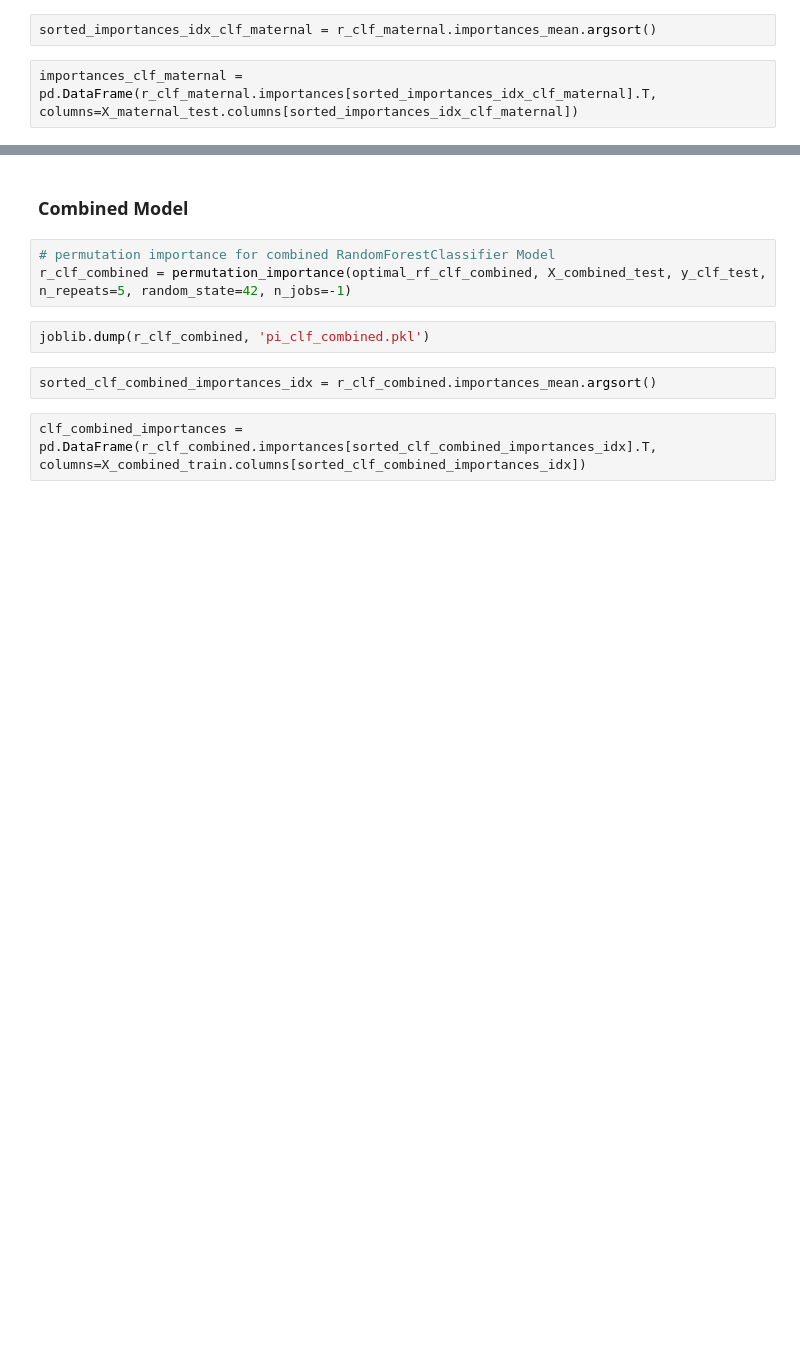
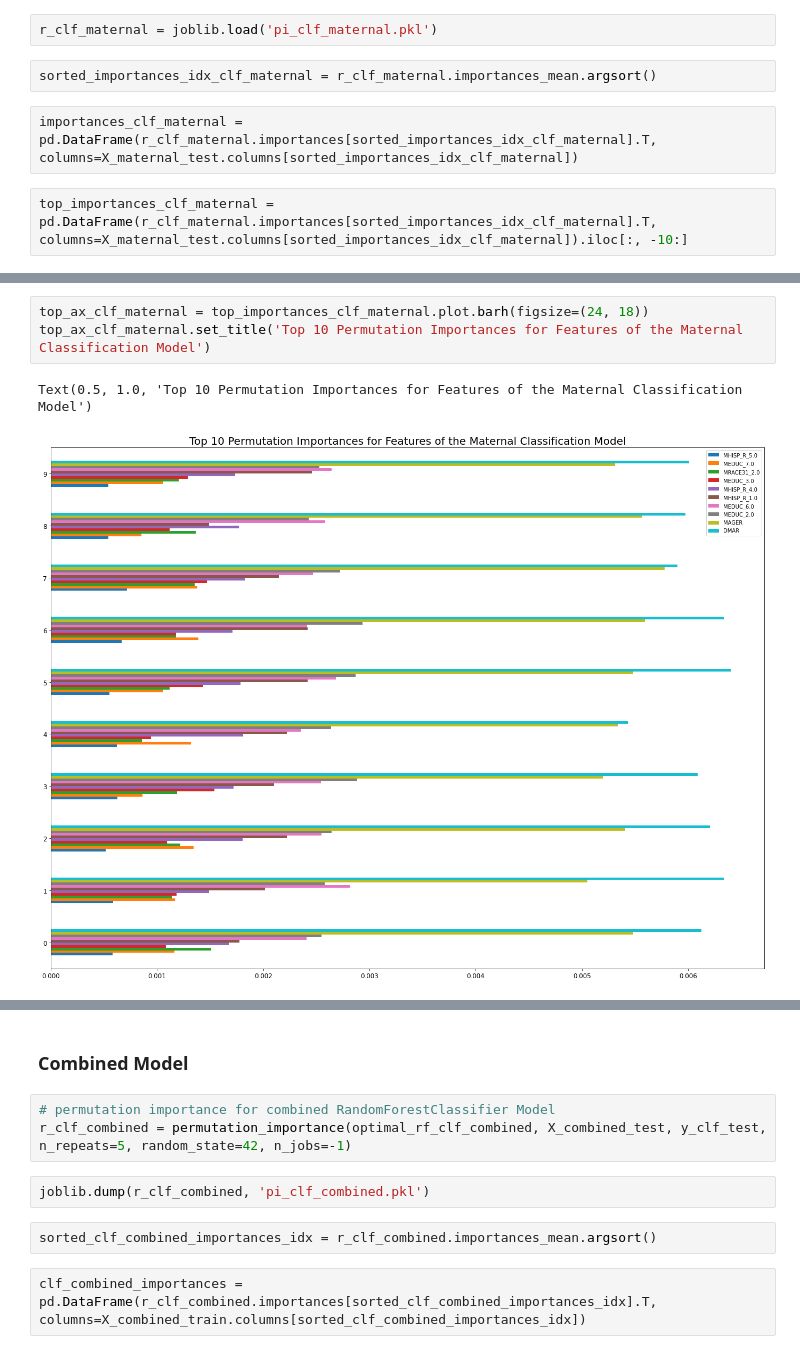
Before and after one commit to beckyeng226/CapstoneProject, a Jupyter notebook: Capstone_Project_Live_Birth_Data_Working_File_2_1_23.ipynb, the cells around one changed output, grey strips where cells are left out. Saved outputs shown, nothing was run; the diff lists cells and outputs as text; blank space fills up the shorter version.

```diff
--- a/Capstone_Project_Live_Birth_Data_Working_File_2_1_23.ipynb
+++ b/Capstone_Project_Live_Birth_Data_Working_File_2_1_23.ipynb
@@ -885,10 +939,14 @@ r_clf_paternal.importances
 r_clf_maternal = permutation_importance(optimal_rf_clf_maternal, X_maternal_test, y_clf_test, n_repeats=10, random_state=42)
 # %%
 joblib.dump(r_clf_maternal, 'pi_clf_maternal.pkl')
+# %%
+r_clf_maternal = joblib.load('pi_clf_maternal.pkl')
 # %%
 sorted_importances_idx_clf_maternal = r_clf_maternal.importances_mean.argsort()
 # %%
 importances_clf_maternal = pd.DataFrame(r_clf_maternal.importances[sorted_importances_idx_clf_maternal].T, columns=X_maternal_test.columns[sorted_importances_idx_clf_maternal])
+# %%
+top_importances_clf_maternal = pd.DataFrame(r_clf_maternal.importances[sorted_importances_idx_clf_maternal].T, columns=X_maternal_test.columns[sorted_importances_idx_clf_maternal]).iloc[:, -10:]
 # %%
 ax_clf_maternal = importances_clf_maternal.plot.barh(figsize=(24, 18))
 ax_clf_maternal.set_title('Permutation Importances for Features of the Maternal Classification Model')
@@ -895,2 +956,8 @@ ax_clf_maternal.set_title('Permutation Importances for Features of the Maternal
+# %%
+top_ax_clf_maternal = top_importances_clf_maternal.plot.barh(figsize=(24, 18))
+top_ax_clf_maternal.set_title('Top 10 Permutation Importances for Features of the Maternal Classification Model')
+# %% [output]
+Text(0.5, 1.0, 'Top 10 Permutation Importances for Features of the Maternal Classification Model')
+[figure, added]
 # %%
 r_clf_maternal.importances_mean
```
Also changed, not shown: parts of 65 cells of this notebook.
